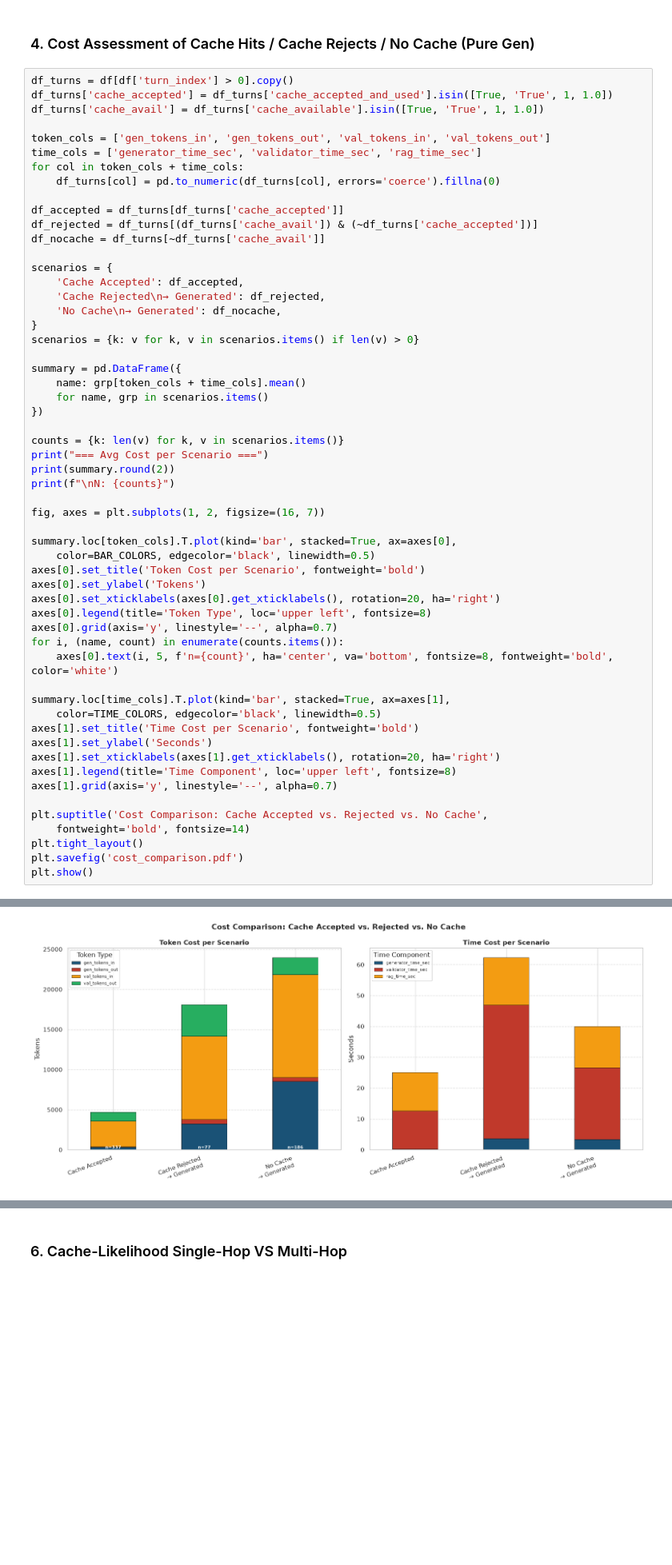
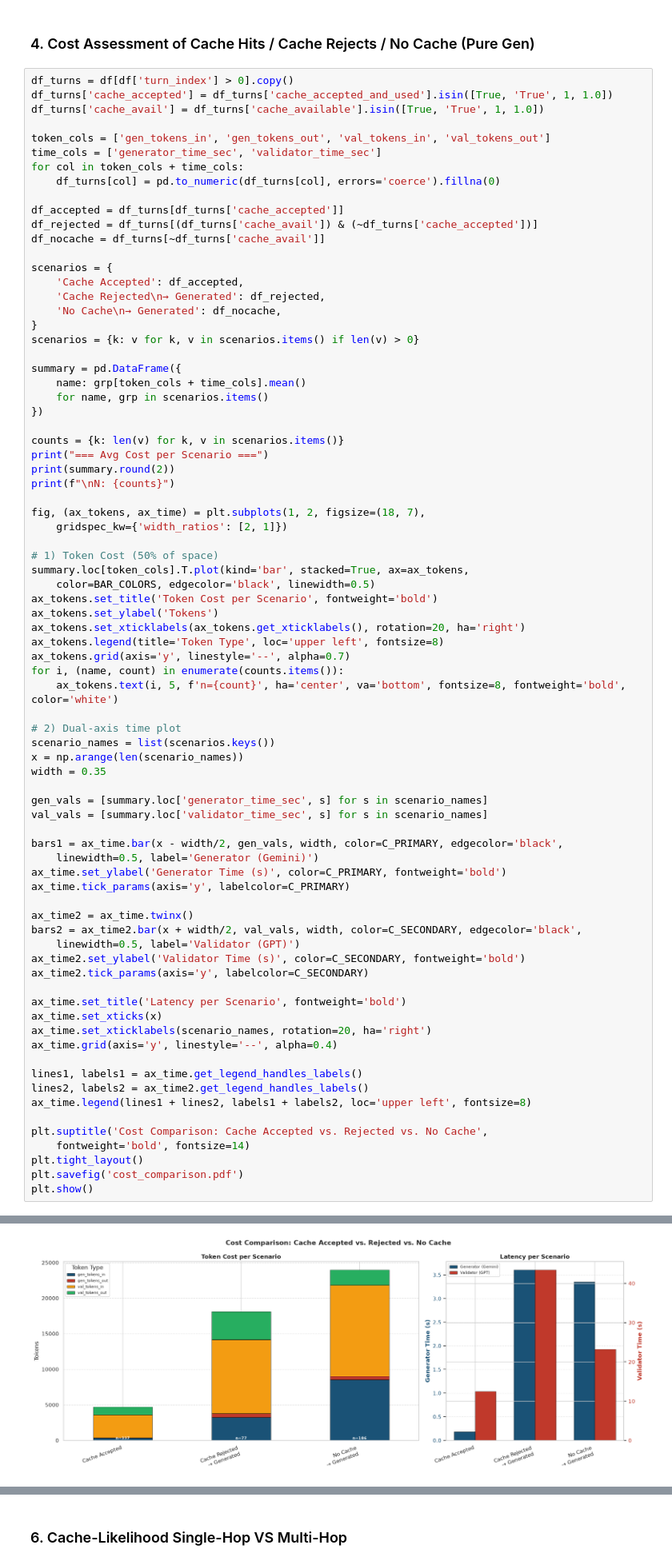
Before and after one commit to Daniel-Innsbruck/masterarbeit, a Jupyter notebook: phase_1_validation/caching_efficiency/cache_efficiency_analysis.ipynb, the cells around one changed output, grey strips where cells are left out. Shown at 80% size. Drawn from its saved outputs; the diff is of its cells as text; blank space fills up the shorter version.

Commit message:
FEAT: add updated plots to phase 1 results

```diff
--- a/phase_1_validation/caching_efficiency/cache_efficiency_analysis.ipynb
+++ b/phase_1_validation/caching_efficiency/cache_efficiency_analysis.ipynb
@@ -327,7 +364,7 @@ df_turns['cache_accepted'] = df_turns['cache_accepted_and_used'].isin([True, 'Tr
 df_turns['cache_avail'] = df_turns['cache_available'].isin([True, 'True', 1, 1.0])
 
 token_cols = ['gen_tokens_in', 'gen_tokens_out', 'val_tokens_in', 'val_tokens_out']
-time_cols = ['generator_time_sec', 'validator_time_sec', 'rag_time_sec']
+time_cols = ['generator_time_sec', 'validator_time_sec']
 for col in token_cols + time_cols:
     df_turns[col] = pd.to_numeric(df_turns[col], errors='coerce').fillna(0)
 
@@ -352,25 +389,47 @@ print("=== Avg Cost per Scenario ===")
 print(summary.round(2))
 print(f"\nN: {counts}")
 
-fig, axes = plt.subplots(1, 2, figsize=(16, 7))
+fig, (ax_tokens, ax_time) = plt.subplots(1, 2, figsize=(18, 7),
+    gridspec_kw={'width_ratios': [2, 1]})
 
-summary.loc[token_cols].T.plot(kind='bar', stacked=True, ax=axes[0],
+# 1) Token Cost (50% of space)
+summary.loc[token_cols].T.plot(kind='bar', stacked=True, ax=ax_tokens,
     color=BAR_COLORS, edgecolor='black', linewidth=0.5)
-axes[0].set_title('Token Cost per Scenario', fontweight='bold')
-axes[0].set_ylabel('Tokens')
-axes[0].set_xticklabels(axes[0].get_xticklabels(), rotation=20, ha='right')
-axes[0].legend(title='Token Type', loc='upper left', fontsize=8)
-axes[0].grid(axis='y', linestyle='--', alpha=0.7)
+ax_tokens.set_title('Token Cost per Scenario', fontweight='bold')
+ax_tokens.set_ylabel('Tokens')
+ax_tokens.set_xticklabels(ax_tokens.get_xticklabels(), rotation=20, ha='right')
+ax_tokens.legend(title='Token Type', loc='upper left', fontsize=8)
+ax_tokens.grid(axis='y', linestyle='--', alpha=0.7)
 for i, (name, count) in enumerate(counts.items()):
-    axes[0].text(i, 5, f'n={count}', ha='center', va='bottom', fontsize=8, fontweight='bold', color='white')
+    ax_tokens.text(i, 5, f'n={count}', ha='center', va='bottom', fontsize=8, fontweight='bold', color='white')
 
-summary.loc[time_cols].T.plot(kind='bar', stacked=True, ax=axes[1],
-    color=TIME_COLORS, edgecolor='black', linewidth=0.5)
-axes[1].set_title('Time Cost per Scenario', fontweight='bold')
-axes[1].set_ylabel('Seconds')
-axes[1].set_xticklabels(axes[1].get_xticklabels(), rotation=20, ha='right')
-axes[1].legend(title='Time Component', loc='upper left', fontsize=8)
-axes[1].grid(axis='y', linestyle='--', alpha=0.7)
+# 2) Dual-axis time plot
+scenario_names = list(scenarios.keys())
+x = np.arange(len(scenario_names))
+width = 0.35
+
+gen_vals = [summary.loc['generator_time_sec', s] for s in scenario_names]
+val_vals = [summary.loc['validator_time_sec', s] for s in scenario_names]
+
+bars1 = ax_time.bar(x - width/2, gen_vals, width, color=C_PRIMARY, edgecolor='black',
+    linewidth=0.5, label='Generator (Gemini)')
+ax_time.set_ylabel('Generator Time (s)', color=C_PRIMARY, fontweight='bold')
+ax_time.tick_params(axis='y', labelcolor=C_PRIMARY)
+
+ax_time2 = ax_time.twinx()
+bars2 = ax_time2.bar(x + width/2, val_vals, width, color=C_SECONDARY, edgecolor='black',
+    linewidth=0.5, label='Validator (GPT)')
+ax_time2.set_ylabel('Validator Time (s)', color=C_SECONDARY, fontweight='bold')
+ax_time2.tick_params(axis='y', labelcolor=C_SECONDARY)
+
+ax_time.set_title('Latency per Scenario', fontweight='bold')
+ax_time.set_xticks(x)
+ax_time.set_xticklabels(scenario_names, rotation=20, ha='right')
+ax_time.grid(axis='y', linestyle='--', alpha=0.4)
+
+lines1, labels1 = ax_time.get_legend_handles_labels()
+lines2, labels2 = ax_time2.get_legend_handles_labels()
+ax_time.legend(lines1 + lines2, labels1 + labels2, loc='upper left', fontsize=8)
 
 plt.suptitle('Cost Comparison: Cache Accepted vs. Rejected vs. No Cache',
     fontweight='bold', fontsize=14)
@@ -399,3 +456,3 @@ rag_time_sec                        13.50
 
 N: {'Cache Accepted': 337, 'Cache Rejected\n→ Generated': 77, 'No Cache\n→ Generated': 186}
-[figure, old version]
+[figure, new version]
```
Also changed, not shown: parts of 8 cells of this notebook, 1 other file.
